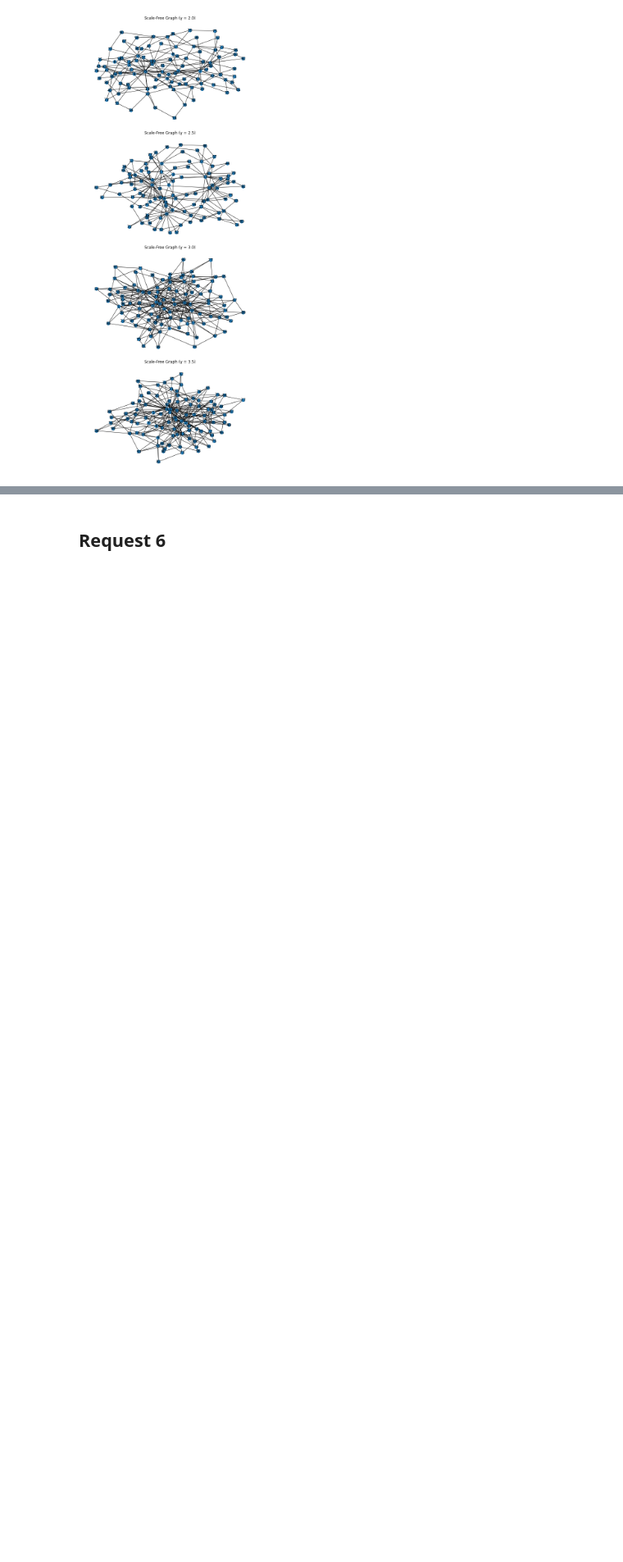
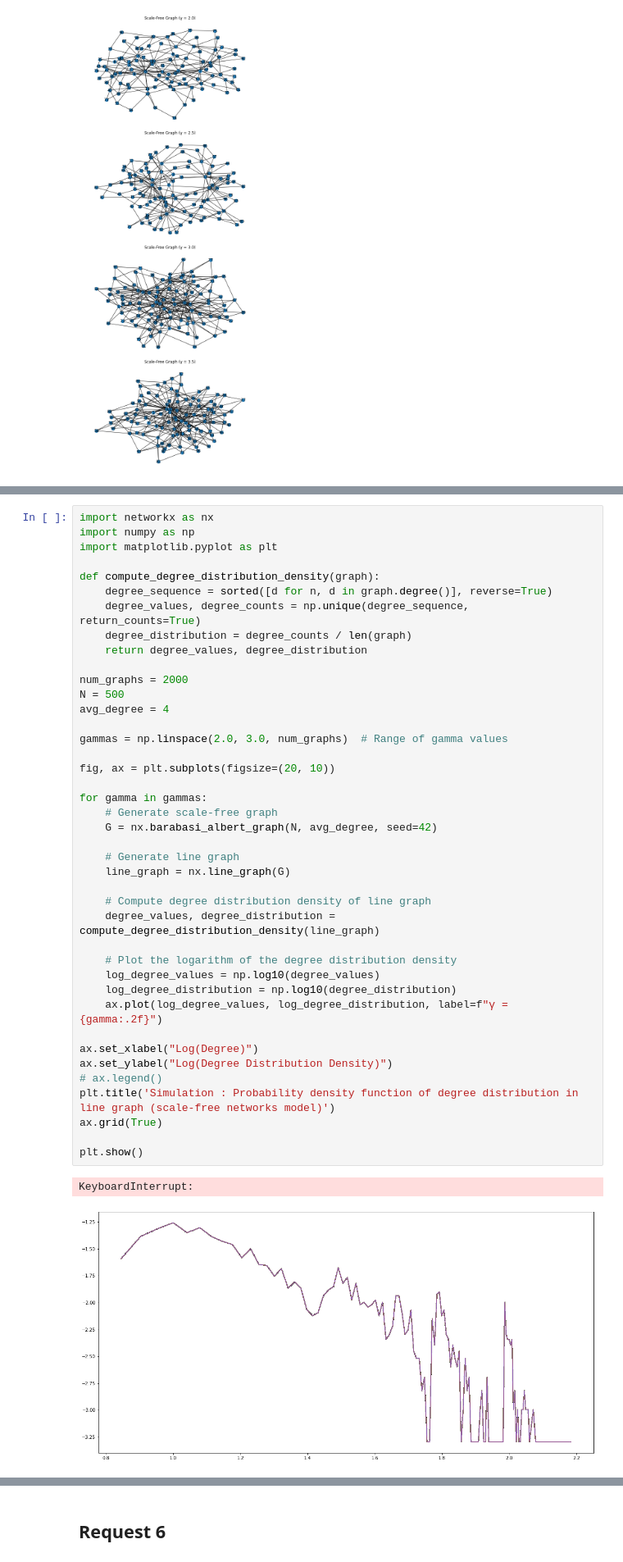
Before and after one commit to ngnma/Simulation-Project, a Jupyter notebook: sim_project.ipynb, the cells around one changed output, grey strips where cells are left out. Shown at 82% size. Saved outputs shown, nothing was run; the diff lists cells and outputs as text; blank space fills up the shorter version.

```diff
--- a/sim_project.ipynb
+++ b/sim_project.ipynb
@@ -686,3 +686,47 @@ ax.grid(True)
 plt.show()
 # %% [output]
 [figure]
+# %%
+import networkx as nx
+import numpy as np
+import matplotlib.pyplot as plt
+
+def compute_degree_distribution_density(graph):
+    degree_sequence = sorted([d for n, d in graph.degree()], reverse=True)
+    degree_values, degree_counts = np.unique(degree_sequence, return_counts=True)
+    degree_distribution = degree_counts / len(graph)
+    return degree_values, degree_distribution
+
+num_graphs = 2000
+N = 500
+avg_degree = 4
+
+gammas = np.linspace(2.0, 3.0, num_graphs)  # Range of gamma values
+
+fig, ax = plt.subplots(figsize=(20, 10))
+
+for gamma in gammas:
+    # Generate scale-free graph
+    G = nx.barabasi_albert_graph(N, avg_degree, seed=42)
+
+    # Generate line graph
+    line_graph = nx.line_graph(G)
+
+    # Compute degree distribution density of line graph
+    degree_values, degree_distribution = compute_degree_distribution_density(line_graph)
+
+    # Plot the logarithm of the degree distribution density
+    log_degree_values = np.log10(degree_values)
+    log_degree_distribution = np.log10(degree_distribution)
+    ax.plot(log_degree_values, log_degree_distribution, label=f"γ = {gamma:.2f}")
+
+ax.set_xlabel("Log(Degree)")
+ax.set_ylabel("Log(Degree Distribution Density)")
+# ax.legend()
+plt.title('Simulation : Probability density function of degree distribution in line graph (scale-free networks model)')
+ax.grid(True)
+
+plt.show()
+# %% [output]
+KeyboardInterrupt:
+[figure, added]
```
Also changed, not shown: parts of 1 cell of this notebook.
